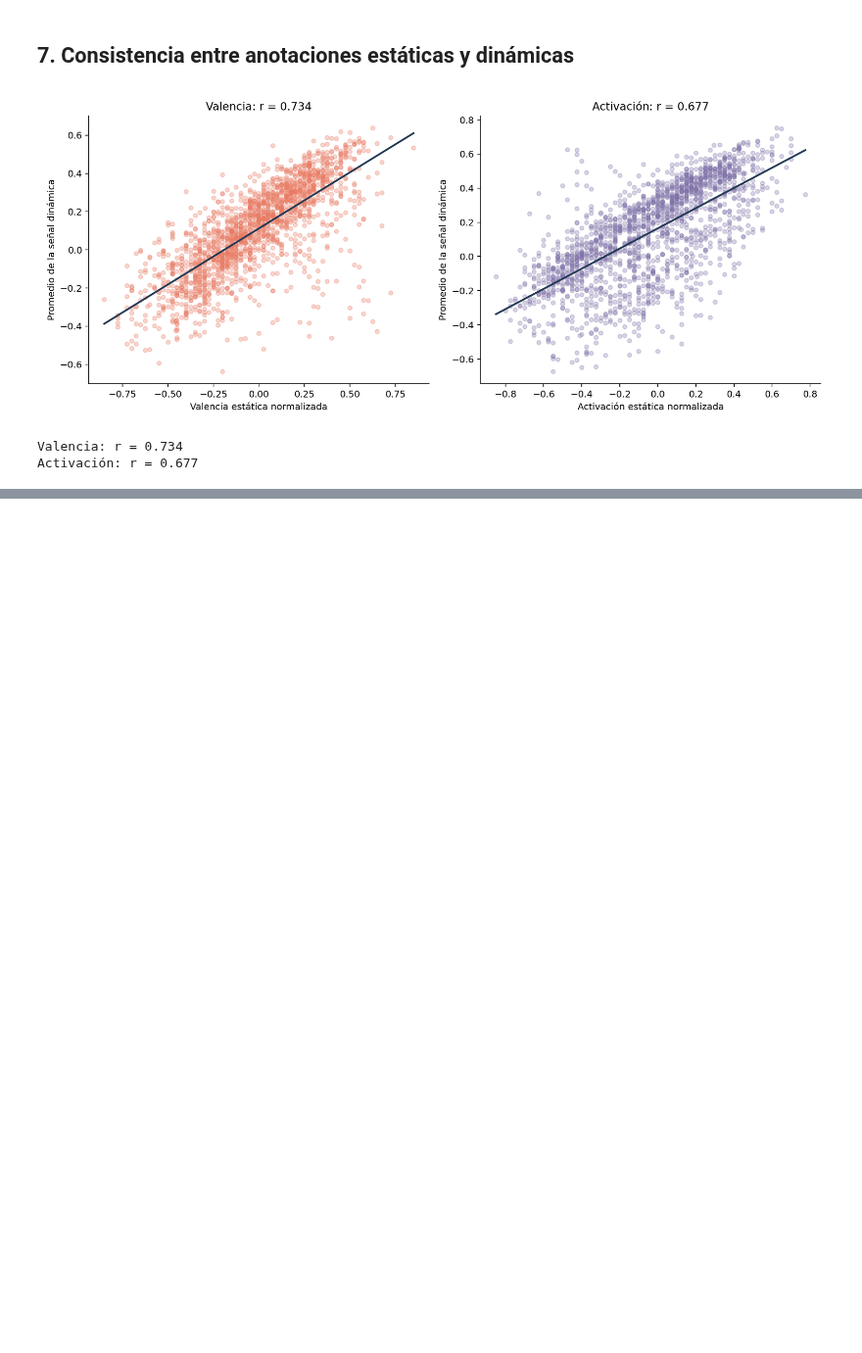
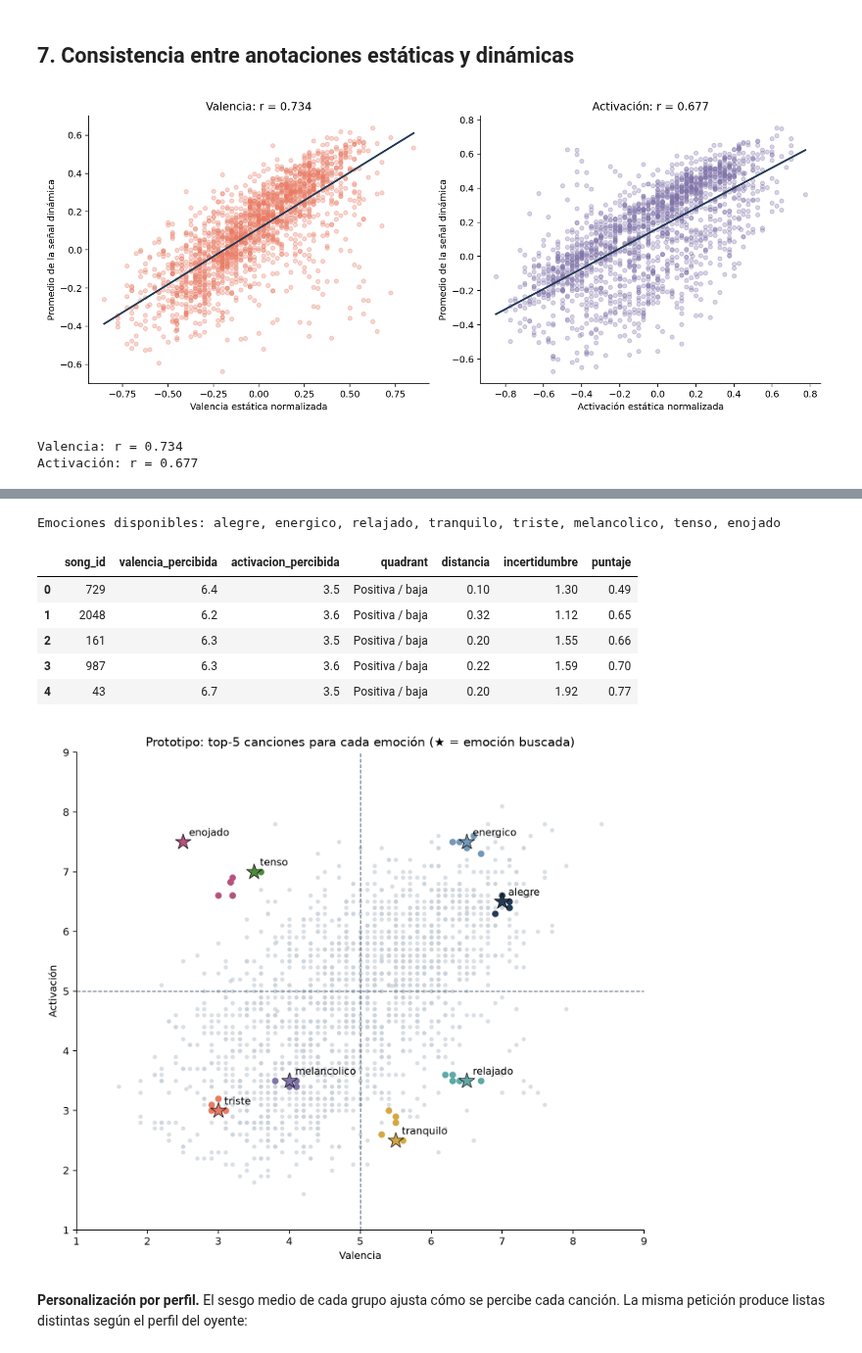
Before and after one commit to alejandramartinezhenao/MCD_recomendador_musical_prt, a Jupyter notebook: analisis_deam_resultados_presentacion.ipynb, the cells around one changed output, grey strips where cells are left out. Shown at 98% size. Cells and saved outputs as stored; diff of their text form; code cells hidden in the pictures; blank space fills up the shorter version.

```diff
--- a/analisis_deam_resultados_presentacion.ipynb
+++ b/analisis_deam_resultados_presentacion.ipynb
@@ -137,0 +245,15 @@ El archivo suministrado permite reproducir el componente emocional, pero no cont
+# %%
+print("Emociones disponibles:", ", ".join(EMOTIONS))
+display(recommend_emotion(phase1["catalog"], "relajado").round(2))
+display(Image(filename=str(OUTPUT_DIR / "08_recomendaciones_por_emocion.png")))
+# %% [output]
+Emociones disponibles: alegre, energico, relajado, tranquilo, triste, melancolico, tenso, enojado
+|  | song_id | valencia_percibida | activacion_percibida | quadrant | distancia | incertidumbre | puntaje |
+| 0 | 729 | 6.4 | 3.5 | Positiva / baja | 0.10 | 1.30 | 0.49 |
+| 1 | 2048 | 6.2 | 3.6 | Positiva / baja | 0.32 | 1.12 | 0.65 |
+| 2 | 161 | 6.3 | 3.5 | Positiva / baja | 0.20 | 1.55 | 0.66 |
+| 3 | 987 | 6.3 | 3.6 | Positiva / baja | 0.22 | 1.59 | 0.70 |
+| 4 | 43 | 6.7 | 3.5 | Positiva / baja | 0.20 | 1.92 | 0.77 |
+[figure, added]
+# %% [markdown]
+**Personalización por perfil.** El sesgo medio de cada grupo ajusta cómo se percibe cada canción. La misma petición produce listas distintas según el perfil del oyente:
```
Also changed, not shown: parts of 21 cells of this notebook, 21 other files.
